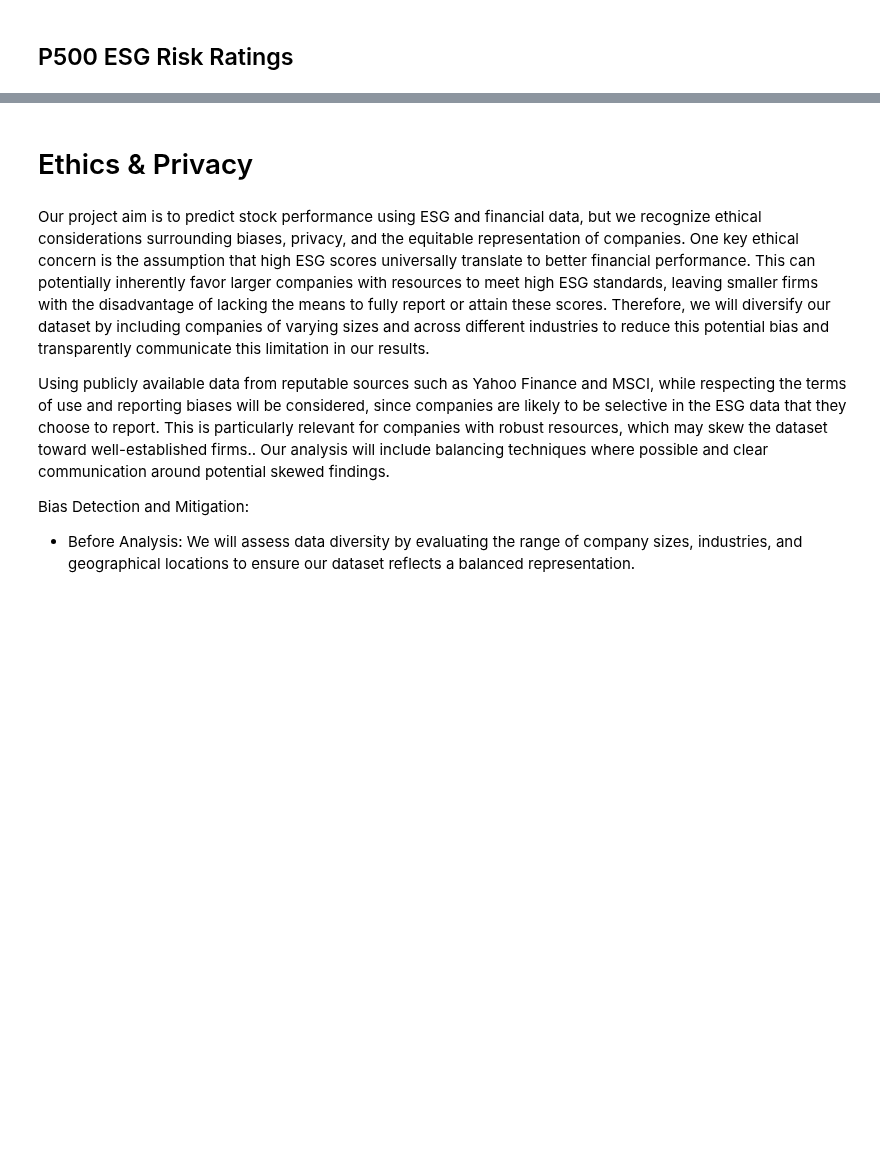
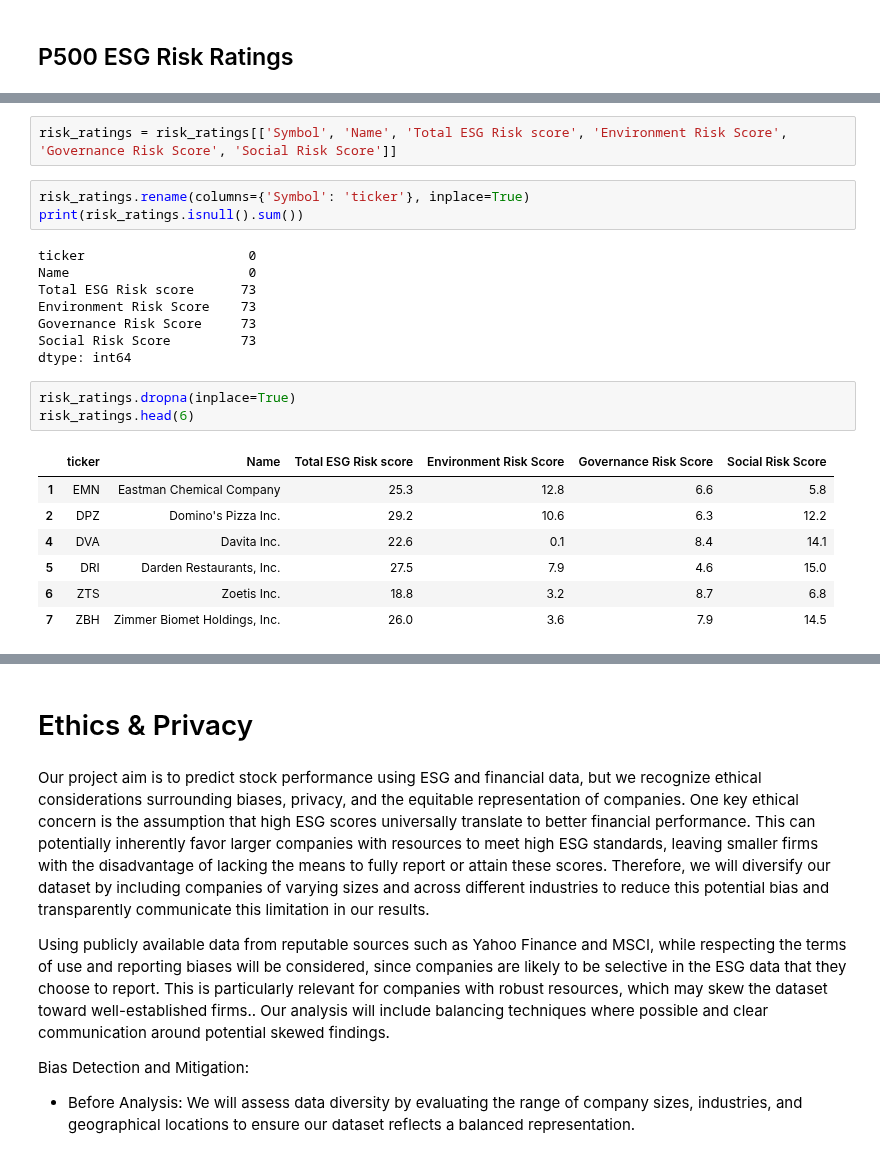
Before and after one commit to JacquelynGarcia/ESGStockPredictor, a Jupyter notebook: DataCheckpoint_Group025-FA24.ipynb, the cells around one changed output, grey strips where cells are left out. Cells and saved outputs as stored; diff of their text form; blank space fills up the shorter version.

```diff
--- a/DataCheckpoint_Group025-FA24.ipynb
+++ b/DataCheckpoint_Group025-FA24.ipynb
@@ -122,3 +143,27 @@ risk_ratings.head(6)
 | 3 | DAY | Dayforce, Inc. | 3311 East Old Shakopee Road\nMinn... | Technology | Software - Application | 9,084 | Dayforce Inc., together with its ... | NaN | ... |
 | 4 | DVA | Davita Inc. | 2000 16th Street\nDenver, CO 8020... | Healthcare | Medical Care Facilities | 70,000 | DaVita Inc. provides kidney dialy... | 22.6 | ... |
 | 5 | DRI | Darden Restaurants, Inc. | 1000 Darden Center Drive\nOrlando... | Consumer Cyclical | Restaurants | 187,384 | Darden Restaurants, Inc., togethe... | 27.5 | ... |
+# %%
+risk_ratings = risk_ratings[['Symbol', 'Name', 'Total ESG Risk score', 'Environment Risk Score', 'Governance Risk Score', 'Social Risk Score']]
+# %%
+risk_ratings.rename(columns={'Symbol': 'ticker'}, inplace=True)
+print(risk_ratings.isnull().sum())
+# %% [output]
+ticker                     0
+Name                       0
+Total ESG Risk score      73
+Environment Risk Score    73
+Governance Risk Score     73
+Social Risk Score         73
+dtype: int64
+# %%
+risk_ratings.dropna(inplace=True)
+risk_ratings.head(6)
+# %% [output]
+|  | ticker | Name | Total ESG Risk score | Environment Risk Score | Governance Risk Score | Social Risk Score |
+| 1 | EMN | Eastman Chemical Company | 25.3 | 12.8 | 6.6 | 5.8 |
+| 2 | DPZ | Domino's Pizza Inc. | 29.2 | 10.6 | 6.3 | 12.2 |
+| 4 | DVA | Davita Inc. | 22.6 | 0.1 | 8.4 | 14.1 |
+| 5 | DRI | Darden Restaurants, Inc. | 27.5 | 7.9 | 4.6 | 15.0 |
+| 6 | ZTS | Zoetis Inc. | 18.8 | 3.2 | 8.7 | 6.8 |
+| 7 | ZBH | Zimmer Biomet Holdings, Inc. | 26.0 | 3.6 | 7.9 | 14.5 |
```
Also changed, not shown: parts of 4 cells of this notebook.
